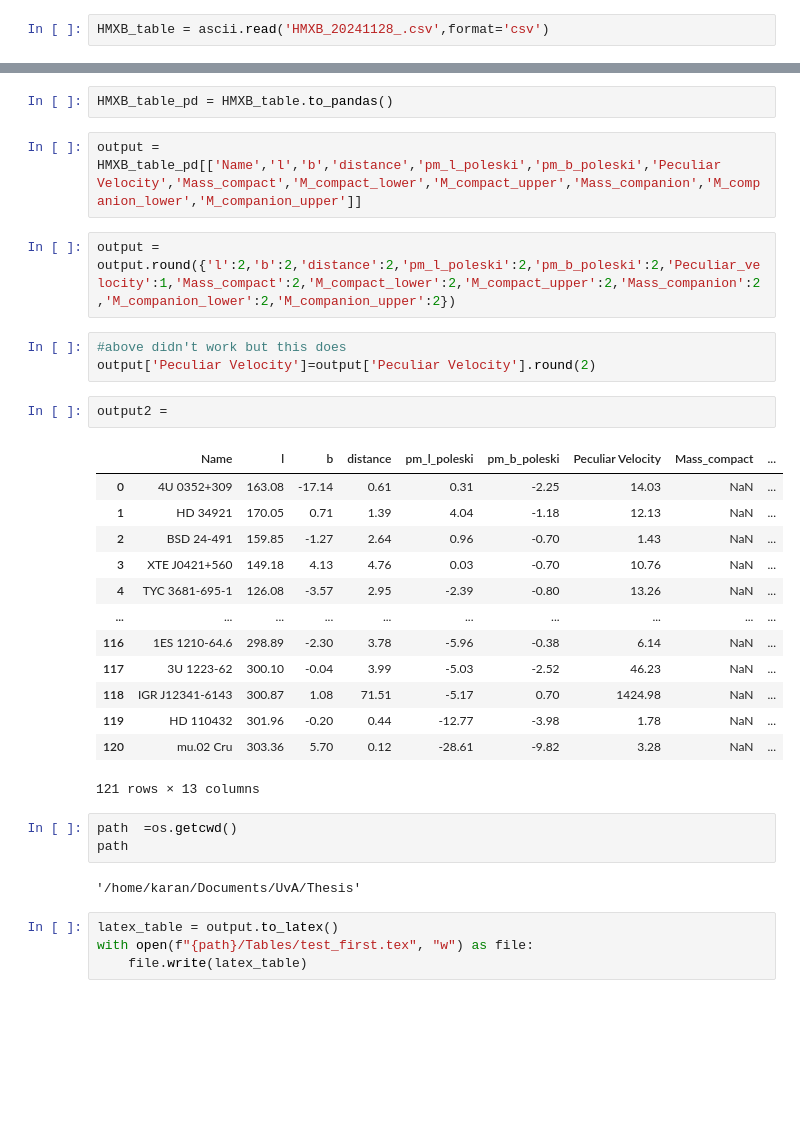
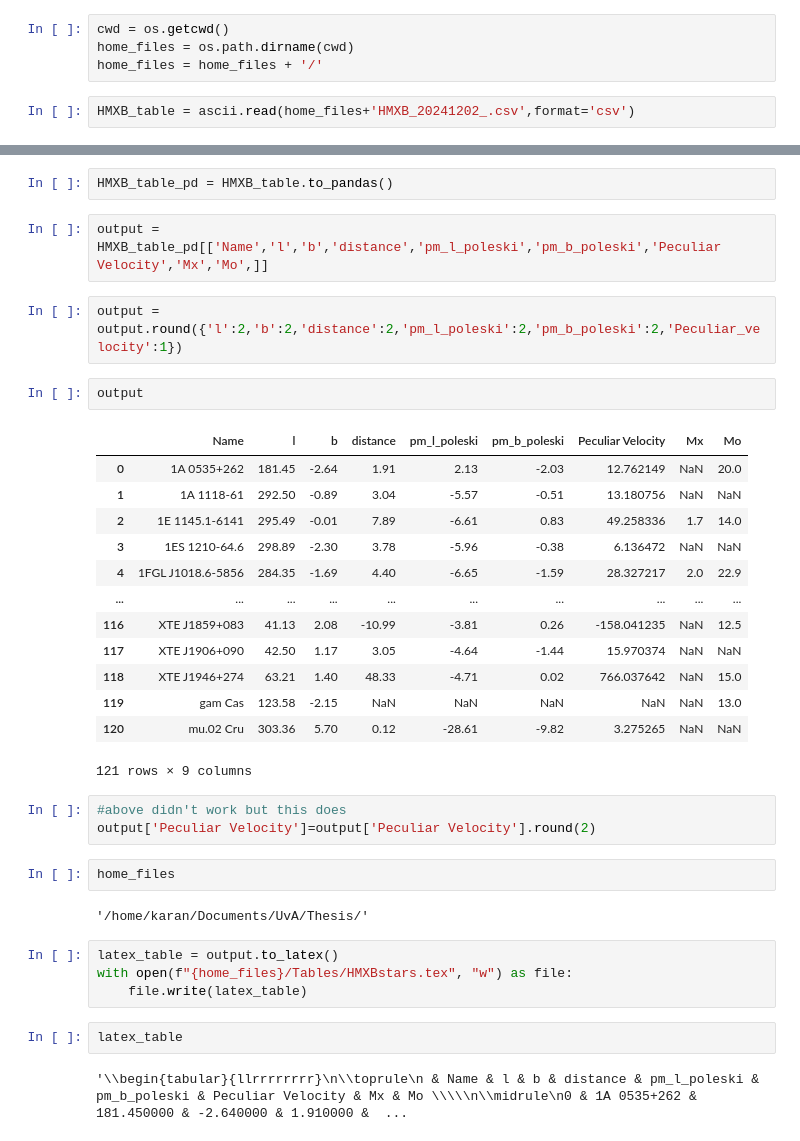
Before and after one commit to MantisShrimp2/Thesis-HMXB, a Jupyter notebook: Code/Make Tables.ipynb, the cells around one changed output, grey strips where cells are left out. Saved outputs shown, nothing was run; the diff lists cells and outputs as text; blank space fills up the shorter version.

Commit message:
Making latex tables
Table of position, proper motion, mass and peculiar velocities

```diff
--- a/Code/Make Tables.ipynb
+++ b/Code/Make Tables.ipynb
@@ -11,5 +12,9 @@ import os
+# %%
+cwd = os.getcwd()
+home_files = os.path.dirname(cwd)
+home_files = home_files + '/'
 # %%
-HMXB_table = ascii.read('HMXB_20241128_.csv',format='csv')
+HMXB_table = ascii.read(home_files+'HMXB_20241202_.csv',format='csv')
 # %%
 HMXB_table
 # %% [output]
@@ -35,34 +40,37 @@ Table length=121
 # %%
 HMXB_table_pd = HMXB_table.to_pandas()
 # %%
-output = HMXB_table_pd[['Name','l','b','distance','pm_l_poleski','pm_b_poleski','Peculiar Velocity','Mass_compact','M_compact_lower','M_compact_upper','Mass_companion','M_companion_lower','M_companion_upper']]
+output = HMXB_table_pd[['Name','l','b','distance','pm_l_poleski','pm_b_poleski','Peculiar Velocity','Mx','Mo',]]
 # %%
-output = output.round({'l':2,'b':2,'distance':2,'pm_l_poleski':2,'pm_b_poleski':2,'Peculiar_velocity':1,'Mass_compact':2,'M_compact_lower':2,'M_compact_upper':2,'Mass_companion':2,'M_companion_lower':2,'M_companion_upper':2})
+output = output.round({'l':2,'b':2,'distance':2,'pm_l_poleski':2,'pm_b_poleski':2,'Peculiar_velocity':1})
+# %%
+output
+# %% [output]
+|  | Name | l | b | distance | pm_l_poleski | pm_b_poleski | Peculiar Velocity | Mx | Mo |
+| 0 | 1A 0535+262 | 181.45 | -2.64 | 1.91 | 2.13 | -2.03 | 12.762149 | NaN | 20.0 |
+| 1 | 1A 1118-61 | 292.50 | -0.89 | 3.04 | -5.57 | -0.51 | 13.180756 | NaN | NaN |
+| 2 | 1E 1145.1-6141 | 295.49 | -0.01 | 7.89 | -6.61 | 0.83 | 49.258336 | 1.7 | 14.0 |
+| 3 | 1ES 1210-64.6 | 298.89 | -2.30 | 3.78 | -5.96 | -0.38 | 6.136472 | NaN | NaN |
+| 4 | 1FGL J1018.6-5856 | 284.35 | -1.69 | 4.40 | -6.65 | -1.59 | 28.327217 | 2.0 | 22.9 |
+| ... | ... | ... | ... | ... | ... | ... | ... | ... | ... |
+| 116 | XTE J1859+083 | 41.13 | 2.08 | -10.99 | -3.81 | 0.26 | -158.041235 | NaN | 12.5 |
+| 117 | XTE J1906+090 | 42.50 | 1.17 | 3.05 | -4.64 | -1.44 | 15.970374 | NaN | NaN |
+| 118 | XTE J1946+274 | 63.21 | 1.40 | 48.33 | -4.71 | 0.02 | 766.037642 | NaN | 15.0 |
+| 119 | gam Cas | 123.58 | -2.15 | NaN | NaN | NaN | NaN | NaN | 13.0 |
+| 120 | mu.02 Cru | 303.36 | 5.70 | 0.12 | -28.61 | -9.82 | 3.275265 | NaN | NaN |
+121 rows × 9 columns
 # %%
 #above didn't work but this does
 output['Peculiar Velocity']=output['Peculiar Velocity'].round(2)
-# %%
-output2 =
-# %% [output]
-|  | Name | l | b | distance | pm_l_poleski | pm_b_poleski | Peculiar Velocity | Mass_compact | ... |
-| 0 | 4U 0352+309 | 163.08 | -17.14 | 0.61 | 0.31 | -2.25 | 14.03 | NaN | ... |
-| 1 | HD 34921 | 170.05 | 0.71 | 1.39 | 4.04 | -1.18 | 12.13 | NaN | ... |
-| 2 | BSD 24-491 | 159.85 | -1.27 | 2.64 | 0.96 | -0.70 | 1.43 | NaN | ... |
-| 3 | XTE J0421+560 | 149.18 | 4.13 | 4.76 | 0.03 | -0.70 | 10.76 | NaN | ... |
-| 4 | TYC 3681-695-1 | 126.08 | -3.57 | 2.95 | -2.39 | -0.80 | 13.26 | NaN | ... |
-| ... | ... | ... | ... | ... | ... | ... | ... | ... | ... |
-| 116 | 1ES 1210-64.6 | 298.89 | -2.30 | 3.78 | -5.96 | -0.38 | 6.14 | NaN | ... |
-| 117 | 3U 1223-62 | 300.10 | -0.04 | 3.99 | -5.03 | -2.52 | 46.23 | NaN | ... |
-| 118 | IGR J12341-6143 | 300.87 | 1.08 | 71.51 | -5.17 | 0.70 | 1424.98 | NaN | ... |
-| 119 | HD 110432 | 301.96 | -0.20 | 0.44 | -12.77 | -3.98 | 1.78 | NaN | ... |
-| 120 | mu.02 Cru | 303.36 | 5.70 | 0.12 | -28.61 | -9.82 | 3.28 | NaN | ... |
-121 rows × 13 columns
 # %%
-path  =os.getcwd()
-path
+home_files
 # %% [output]
-'/home/karan/Documents/UvA/Thesis'
+'/home/karan/Documents/UvA/Thesis/'
 # %%
 latex_table = output.to_latex()
-with open(f"{path}/Tables/test_first.tex", "w") as file:
+with open(f"{home_files}/Tables/HMXBstars.tex", "w") as file:
     file.write(latex_table)
+# %%
+latex_table
+# %% [output]
+'\\begin{tabular}{llrrrrrrrr}\n\\toprule\n & Name & l & b & distance & pm_l_poleski & pm_b_poleski & Peculiar Velocity & Mx & Mo \\\\\n\\midrule\n0 & 1A 0535+262 & 181.450000 & -2.640000 & 1.910000 &  ...
```
Also changed, not shown: parts of 4 cells of this notebook.
